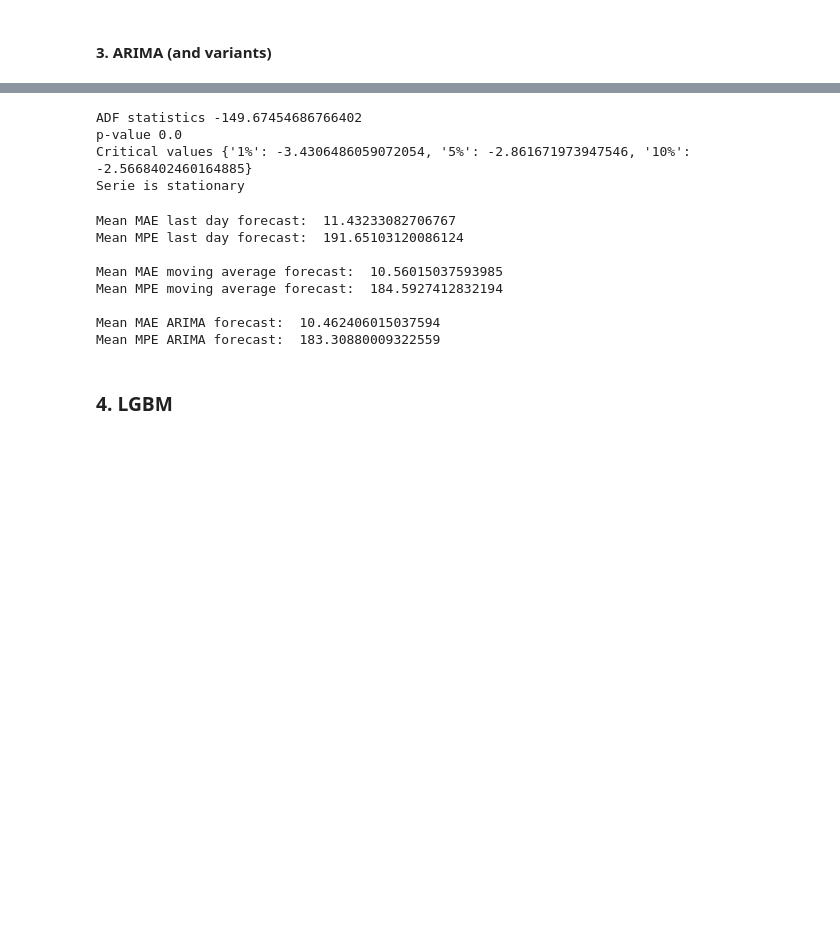
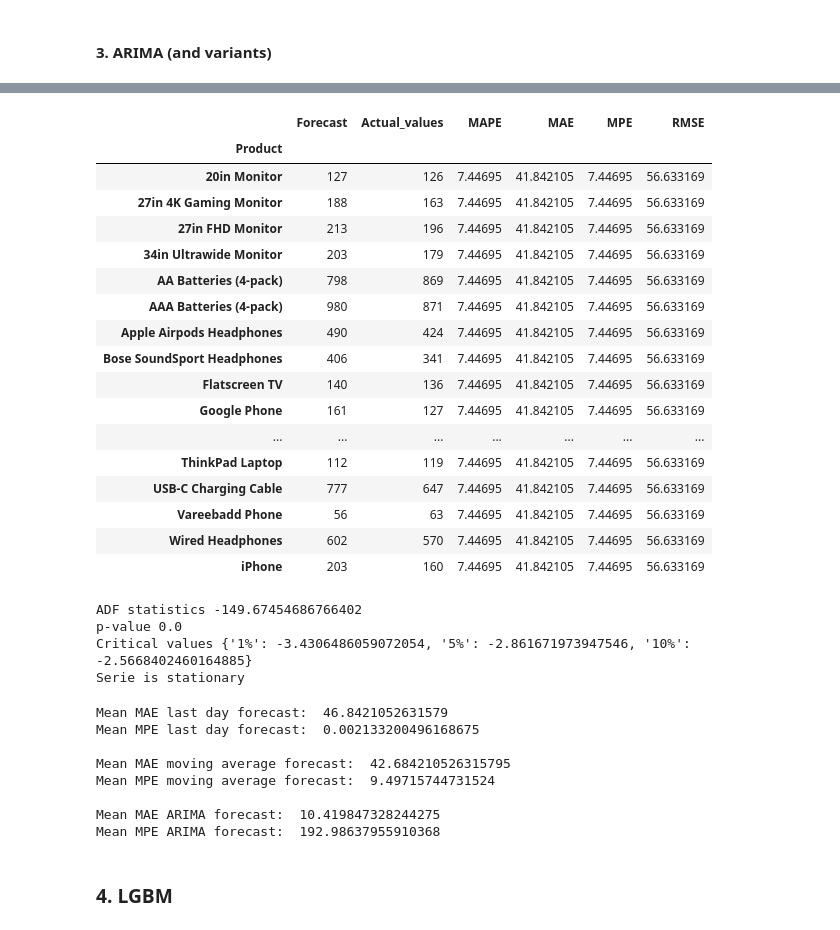
Before and after one commit to Gust4242/Forecasting-techniques, a Jupyter notebook: Forecasting algorithms.ipynb, the cells around one changed output, grey strips where cells are left out. Cells and saved outputs as stored; diff of their text form; code cells hidden in the pictures; blank space fills up the shorter version.

```diff
--- a/Forecasting algorithms.ipynb
+++ b/Forecasting algorithms.ipynb
@@ -382,7 +343,6 @@ df.head()
 | 73301 | 146844 | Flatscreen TV | 1 | 300.00 | 2019-01-01 | 593 Church St, New York City, NY ... | 11:00:00 | New York City | NY |
 # %%
 forecast_arima = []
-evaluations = []
 
 for product in tqdm(df['Product'].unique()):
     df_filtered = df[df['Product'] == product]
@@ -390,8 +350,8 @@ for product in tqdm(df['Product'].unique()):
     df_filtered = extract_date_features(df_filtered, date_column='Date')  # Extracting date features
     df_filtered.set_index('Date', inplace=True)
     df_filtered['Product'] = product
-    train_df = df_filtered.iloc[:-7]
-    test_df = df_filtered.iloc[-7:]
+    train_df = df_filtered[df_filtered.index <= df_filtered.index.max() - pd.Timedelta(days=6)]
+    test_df = df_filtered[df_filtered.index >= df_filtered.index.max() - pd.Timedelta(days=6)]
 
     # Here we're using the auto_arima function to find the best parameters for the SARIMAX model
     arima_model = auto_arima(train_df['Amount'], exogenous=train_df[['Price', 'day_of_week', 'is_month_start', 'is_month_end']],
@@ -408,18 +368,4 @@ for product in tqdm(df['Product'].unique()):
     arima_preds['Product'] = product
     forecast_arima.append(arima_preds)
 
-    predicted = arima_preds['Forecast'].values
-    real = (arima_preds['Actual_values']+0.1).values
-
-    mape = np.mean(np.abs(predicted - real)/np.abs(real))
-    mae = mean_absolute_error(real, predicted)
-    mpe = np.abs(np.mean((real - predicted)/real)*100)
-    rmse = np.sqrt(mean_squared_error(real, predicted))
-
-    eval_arima = pd.DataFrame({'Product':product, 'MAPE':mape, 'MAE':mae, 'MPE':mpe, 'RMSE':rmse, 'Parametros':arima_model,
-                            'Total Vendido':real.sum(), 'Total Previsto':predicted.sum()}, index=[0])
-    evaluations.append(eval_arima)
-
 forecast_arima = pd.concat(forecast_arima)
-evaluations = pd.concat(evaluations)
-evaluations['Total Vendido'] = evaluations['Total Vendido'].apply(lambda x: int(x))
@@ -444,3 +403,29 @@ evaluations.head()
+# %%
+eval_arima = forecast_arima.groupby('Product')[['Forecast', 'Actual_values']].sum()
+eval_arima['MAPE'] = np.abs(np.mean((eval_arima['Actual_values'] - eval_arima['Forecast'])/eval_arima['Actual_values'])*100)
+eval_arima['MAE'] = mean_absolute_error(eval_arima['Actual_values'], eval_arima['Forecast'])
+eval_arima['MPE'] = np.abs(np.mean((eval_arima['Actual_values'] - eval_arima['Forecast'])/eval_arima['Actual_values'])*100)
+eval_arima['RMSE'] = np.sqrt(mean_squared_error(eval_arima['Actual_values'], eval_arima['Forecast']))
+eval_arima
+# %% [output]
+|  | Forecast | Actual_values | MAPE | MAE | MPE | RMSE |
+| Product |  |  |  |  |  |  |
+| 20in Monitor | 127 | 126 | 7.44695 | 41.842105 | 7.44695 | 56.633169 |
+| 27in 4K Gaming Monitor | 188 | 163 | 7.44695 | 41.842105 | 7.44695 | 56.633169 |
+| 27in FHD Monitor | 213 | 196 | 7.44695 | 41.842105 | 7.44695 | 56.633169 |
+| 34in Ultrawide Monitor | 203 | 179 | 7.44695 | 41.842105 | 7.44695 | 56.633169 |
+| AA Batteries (4-pack) | 798 | 869 | 7.44695 | 41.842105 | 7.44695 | 56.633169 |
+| AAA Batteries (4-pack) | 980 | 871 | 7.44695 | 41.842105 | 7.44695 | 56.633169 |
+| Apple Airpods Headphones | 490 | 424 | 7.44695 | 41.842105 | 7.44695 | 56.633169 |
+| Bose SoundSport Headphones | 406 | 341 | 7.44695 | 41.842105 | 7.44695 | 56.633169 |
+| Flatscreen TV | 140 | 136 | 7.44695 | 41.842105 | 7.44695 | 56.633169 |
+| Google Phone | 161 | 127 | 7.44695 | 41.842105 | 7.44695 | 56.633169 |
+| ... | ... | ... | ... | ... | ... | ... |
+| ThinkPad Laptop | 112 | 119 | 7.44695 | 41.842105 | 7.44695 | 56.633169 |
+| USB-C Charging Cable | 777 | 647 | 7.44695 | 41.842105 | 7.44695 | 56.633169 |
+| Vareebadd Phone | 56 | 63 | 7.44695 | 41.842105 | 7.44695 | 56.633169 |
+| Wired Headphones | 602 | 570 | 7.44695 | 41.842105 | 7.44695 | 56.633169 |
+| iPhone | 203 | 160 | 7.44695 | 41.842105 | 7.44695 | 56.633169 |
 # %%
 z = df[df['Product'] == 'USB-C Charging Cable']
 px.line(x=z['Date'], y=z['Amount'])
@@ -463,21 +448,21 @@ p-value 0.0
 Critical values {'1%': -3.4306486059072054, '5%': -2.861671973947546, '10%': -2.5668402460164885}
 Serie is stationary
 # %%
-print('Mean MAE last day forecast: ', eval_last_df['MAE'].mean())
-print('Mean MPE last day forecast: ', eval_last_df['MPE'].mean(), end='\n\n')
+print('Mean MAE last day forecast: ', eval_last_day['MAE'].mean())
+print('Mean MPE last day forecast: ', eval_last_day['MPE'].mean(), end='\n\n')
 print('Mean MAE moving average forecast: ', eval_mov_avg['MAE'].mean())
 print('Mean MPE moving average forecast: ', eval_mov_avg['MPE'].mean(), end='\n\n')
-print('Mean MAE ARIMA forecast: ', evaluations['MAE'].mean())
-print('Mean MPE ARIMA forecast: ', evaluations['MPE'].mean())
+print('Mean MAE ARIMA forecast: ', eval_arima['MAE'].mean())
+print('Mean MPE ARIMA forecast: ', eval_arima['MPE'].mean())
 # %% [output]
-Mean MAE last day forecast:  11.43233082706767
-Mean MPE last day forecast:  191.65103120086124
+Mean MAE last day forecast:  46.8421052631579
+Mean MPE last day forecast:  0.002133200496168675
 
-Mean MAE moving average forecast:  10.56015037593985
-Mean MPE moving average forecast:  184.5927412832194
+Mean MAE moving average forecast:  42.684210526315795
+Mean MPE moving average forecast:  9.49715744731524
 
-Mean MAE ARIMA forecast:  10.462406015037594
-Mean MPE ARIMA forecast:  183.30880009322559
+Mean MAE ARIMA forecast:  10.419847328244275
+Mean MPE ARIMA forecast:  192.98637955910368
 # %% [markdown]
 ### 4. LGBM
 # %%
```
Also changed, not shown: parts of 12 cells of this notebook.
